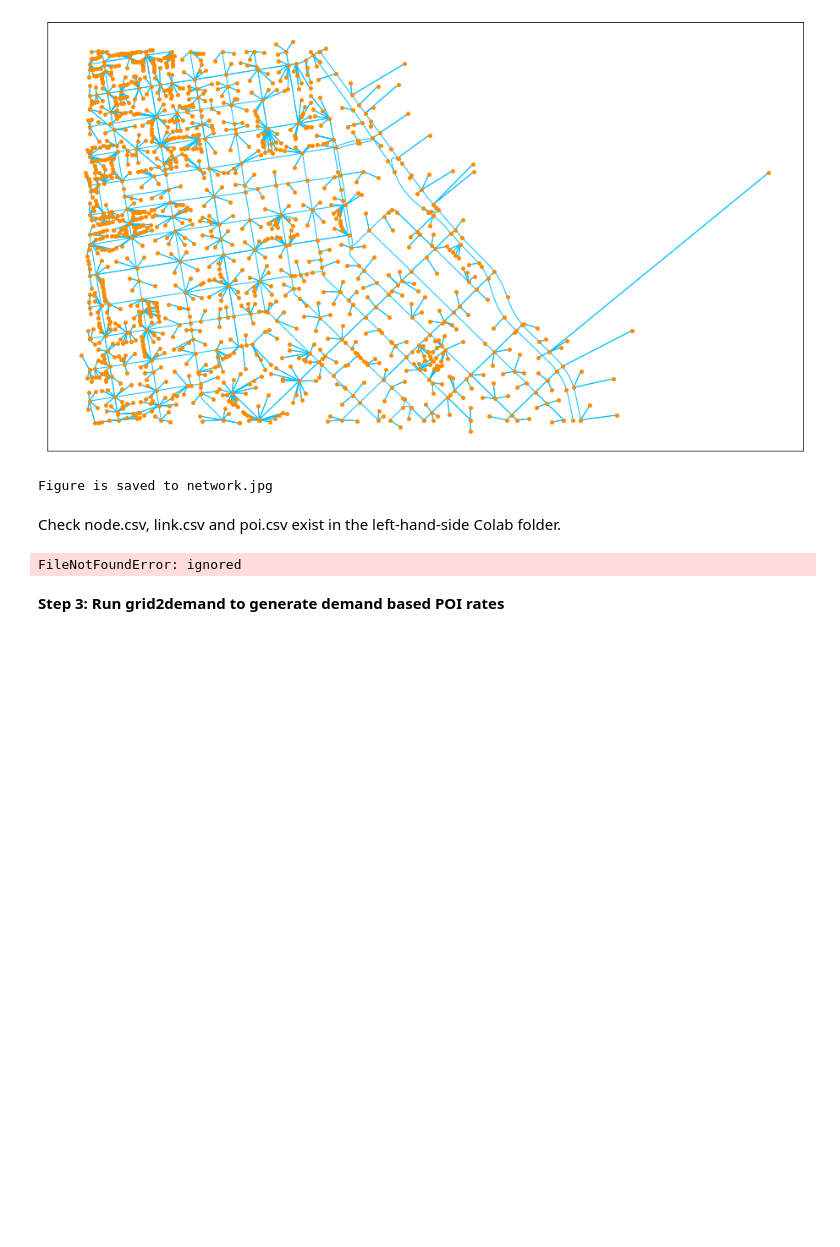
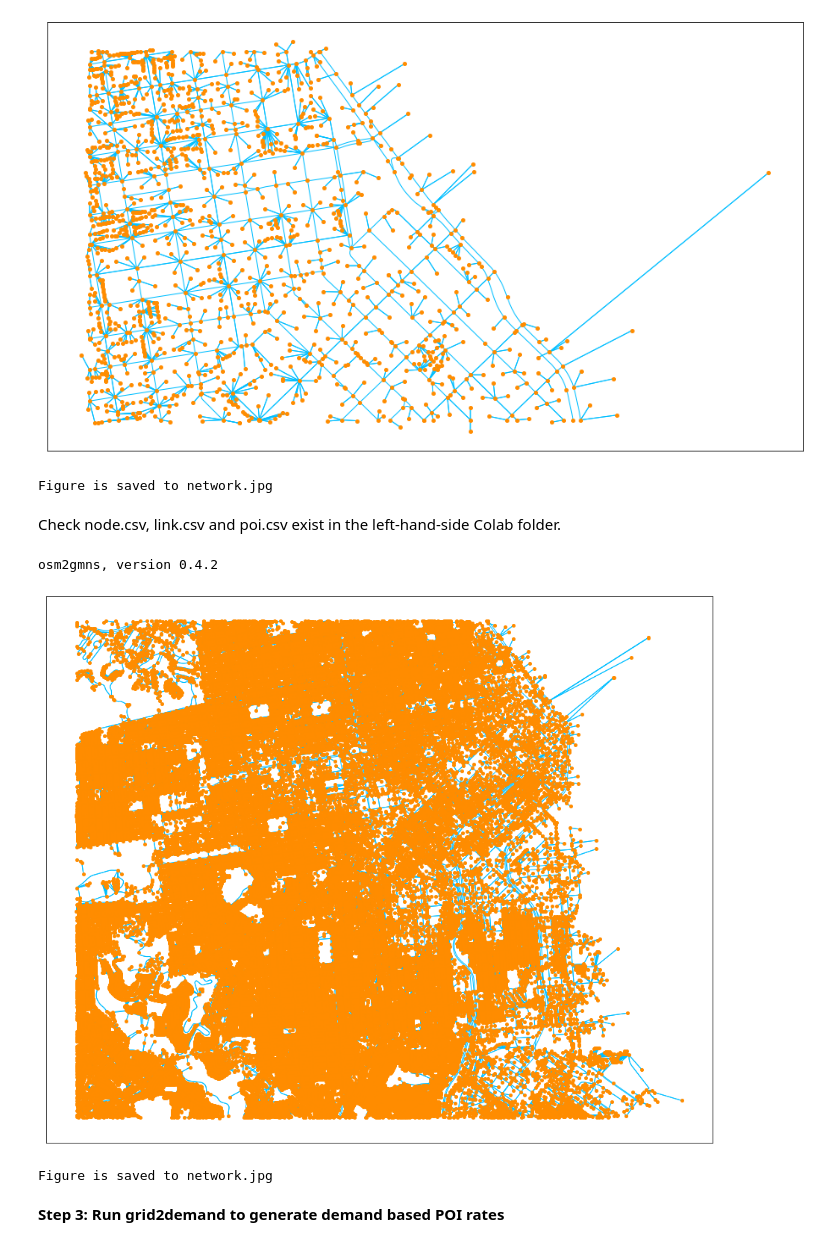
Before and after one commit to jiawlu/OSM2GMNS, a Jupyter notebook: osm2gmns.ipynb, the cells around one changed output. Saved outputs shown, nothing was run; the diff lists cells and outputs as text; code cells hidden in the pictures; blank space fills up the shorter version.

```diff
--- a/osm2gmns.ipynb
+++ b/osm2gmns.ipynb
@@ -60,16 +60,18 @@ Figure is saved to network.jpg
 Check node.csv, link.csv and poi.csv exist in the left-hand-side Colab folder.
 # %%
 import osm2gmns as og
-net = og.getNetFromPBFFile('market_street.pdf', POIs=True)  # getNetFromPBFFile other than getNetFromOSMFile
+net = og.getNetFromPBFFile('market_street.pbf', POIs=True)  # getNetFromPBFFile other than getNetFromOSMFile
 og.connectPOIWithNet(net)
 og.generateNodeActivityInfo(net)
 og.consolidateComplexIntersections(net)
 og.outputNetToCSV(net, output_folder='consolidated')
 og.outputNetToCSV(net)
 og.show(net)
 og.saveFig(net)
 # %% [output]
-FileNotFoundError: ignored
+osm2gmns, version 0.4.2
+[figure, added]
+Figure is saved to network.jpg
 # %% [markdown]
 **Step 3: Run grid2demand to generate demand based POI rates**
 # %%
```
Also changed, not shown: parts of 4 cells of this notebook.
